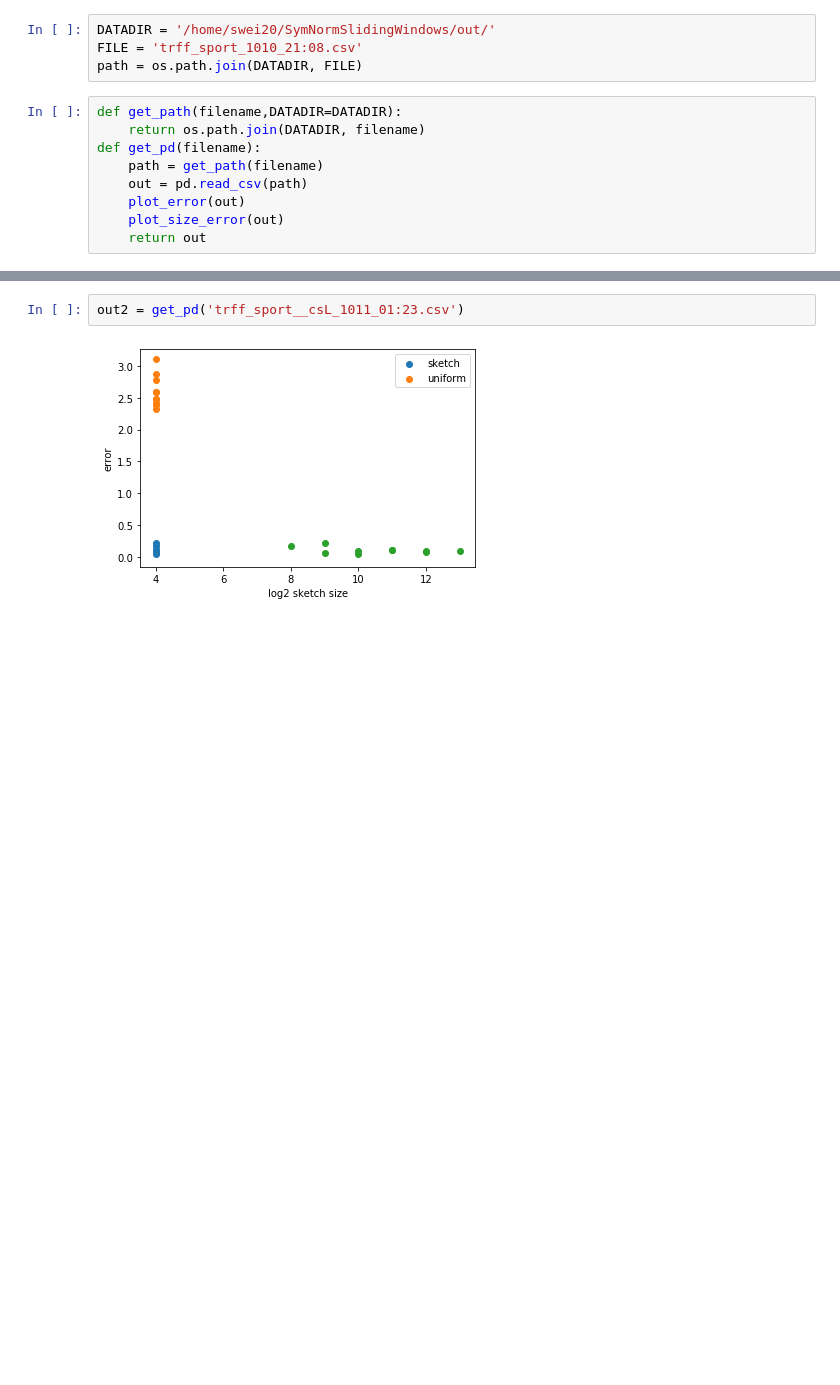
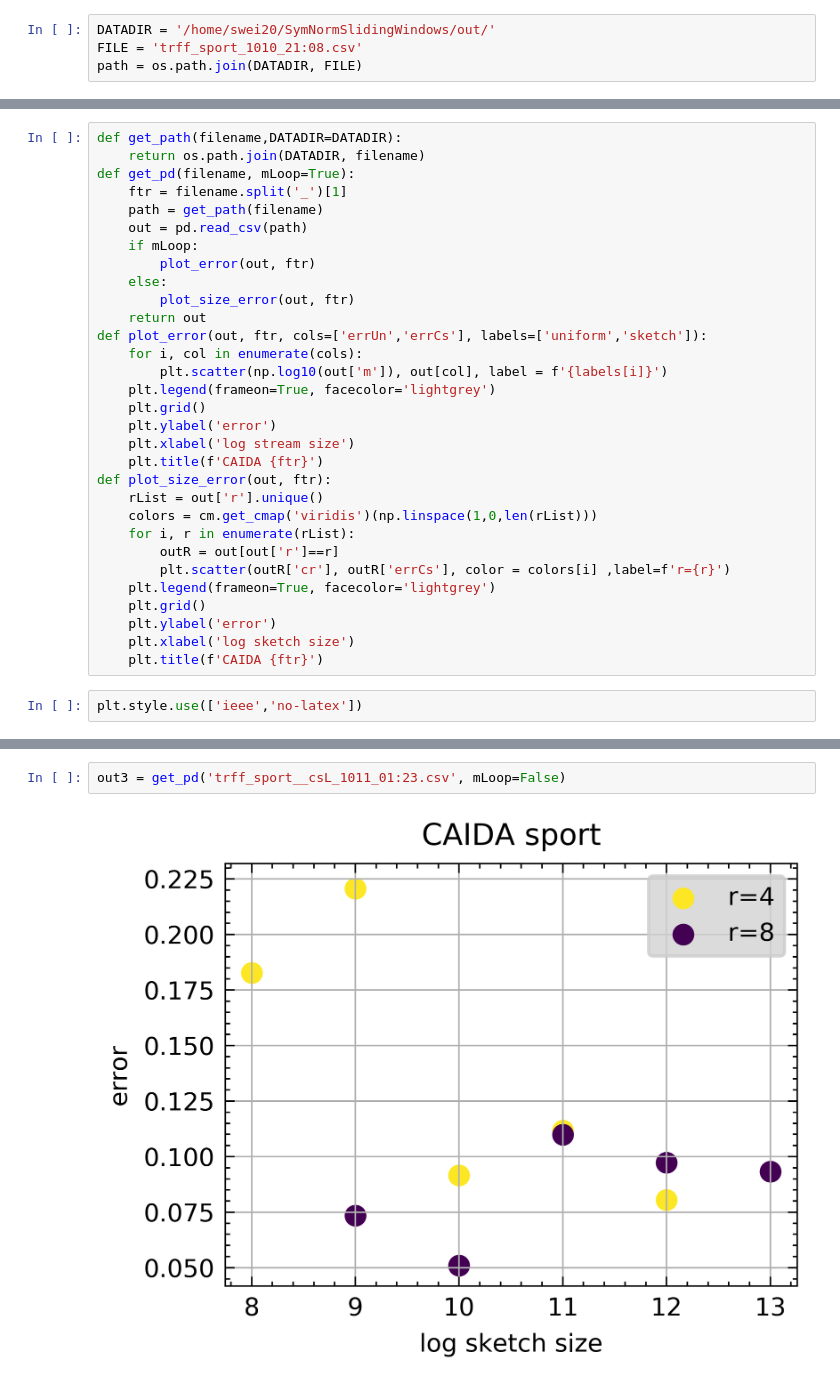
Before and after one commit to ViskaWei/SWindow, a Jupyter notebook: nb/eval_norms.ipynb, the cells around one changed output, grey strips where cells are left out. Drawn from its saved outputs; the diff is of its cells as text; blank space fills up the shorter version.

```diff
--- a/nb/eval_norms.ipynb
+++ b/nb/eval_norms.ipynb
@@ -15,12 +16,3 @@ DATAPATH ='/home/swei20/SymNormSlidingWindows/out/randn100.csv'
 DATADIR = '/home/swei20/SymNormSlidingWindows/out/'
 FILE = 'trff_sport_1010_21:08.csv'
 path = os.path.join(DATADIR, FILE)
-# %%
-def get_path(filename,DATADIR=DATADIR):
-    return os.path.join(DATADIR, filename)
-def get_pd(filename):
-    path = get_path(filename)
-    out = pd.read_csv(path)
-    plot_error(out)
-    plot_size_error(out)
-    return out
@@ -26,0 +21,33 @@ def get_pd(filename):
+# %%
+def get_path(filename,DATADIR=DATADIR):
+    return os.path.join(DATADIR, filename)
+def get_pd(filename, mLoop=True):
+    ftr = filename.split('_')[1]
+    path = get_path(filename)
+    out = pd.read_csv(path)
+    if mLoop:
+        plot_error(out, ftr)
+    else:
+        plot_size_error(out, ftr)
+    return out
+def plot_error(out, ftr, cols=['errUn','errCs'], labels=['uniform','sketch']):
+    for i, col in enumerate(cols):
+        plt.scatter(np.log10(out['m']), out[col], label = f'{labels[i]}')
+    plt.legend(frameon=True, facecolor='lightgrey')
+    plt.grid()
+    plt.ylabel('error')
+    plt.xlabel('log stream size')
+    plt.title(f'CAIDA {ftr}')
+def plot_size_error(out, ftr):
+    rList = out['r'].unique()
+    colors = cm.get_cmap('viridis')(np.linspace(1,0,len(rList)))
+    for i, r in enumerate(rList):
+        outR = out[out['r']==r]
+        plt.scatter(outR['cr'], outR['errCs'], color = colors[i] ,label=f'r={r}')
+    plt.legend(frameon=True, facecolor='lightgrey')
+    plt.grid()
+    plt.ylabel('error')
+    plt.xlabel('log sketch size')
+    plt.title(f'CAIDA {ftr}')
+# %%
+plt.style.use(['ieee','no-latex'])
@@ -27,4 +64,4 @@ def get_pd(filename):
 # %%
-out2 = get_pd('trff_sport__csL_1011_01:23.csv')
+out3 = get_pd('trff_sport__csL_1011_01:23.csv', mLoop=False)
 # %% [output]
-[figure, old version]
+[figure, new version]
```
Also changed, not shown: parts of 29 cells of this notebook, 6 other files.
